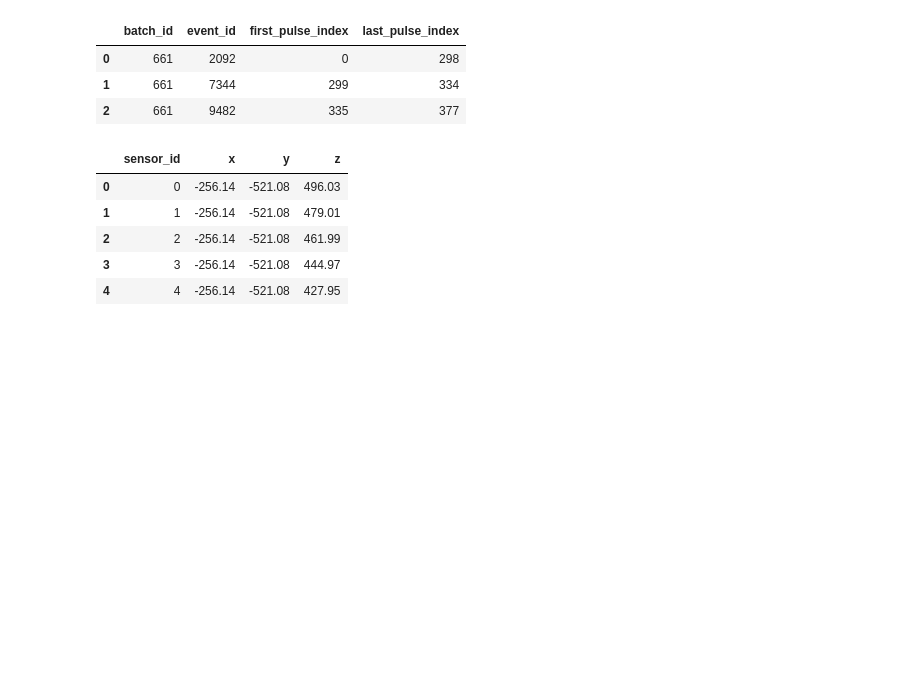
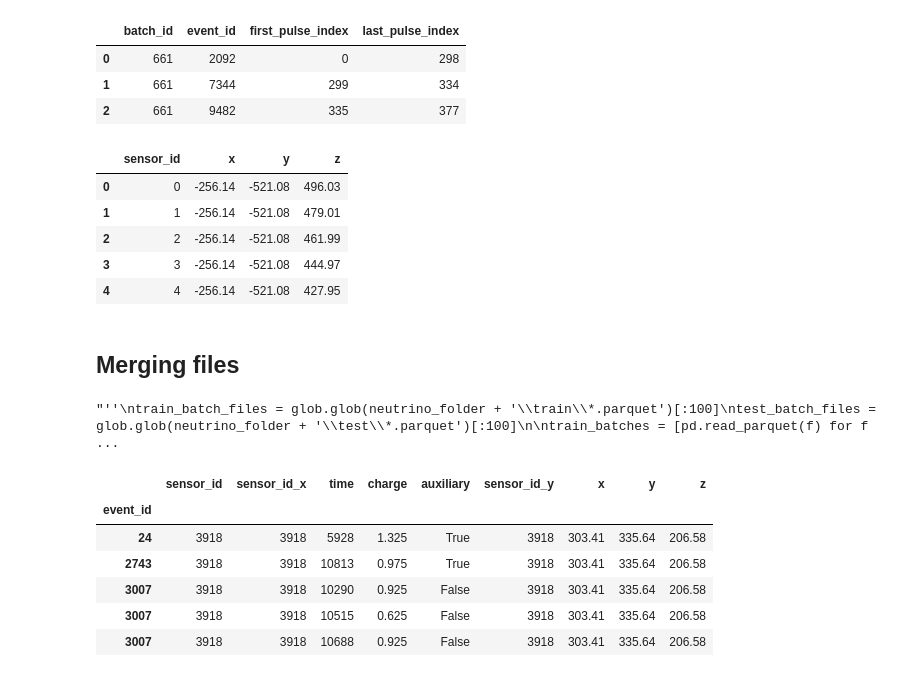
Before and after one commit to iandrorak/Neutrinos-in-Deep-Ice, a Jupyter notebook: base.ipynb, the cells around one changed output. Saved outputs shown, nothing was run; the diff lists cells and outputs as text; code cells hidden in the pictures; blank space fills up the shorter version.

```diff
--- a/base.ipynb
+++ b/base.ipynb
@@ -106,3 +117,16 @@ sensor_geometry.head()
 | 2 | 2 | -256.14 | -521.08 | 461.99 |
 | 3 | 3 | -256.14 | -521.08 | 444.97 |
 | 4 | 4 | -256.14 | -521.08 | 427.95 |
+# %% [markdown]
+## Merging files
+# %%
+# Make train and test batches dataframes
+'''''
+train_batch_files = glob.glob(neutrino_folder + '\\train\\*.parquet')[:100]
+test_batch_files = glob.glob(neutrino_folder + '\\test\\*.parquet')[:100]
+
+train_batches = [pd.read_parquet(f) for f in train_batch_files]
+test_batches = [pd.read_parquet(f) for f in test_batch_files]
+'''
+# %% [output]
+"''\ntrain_batch_files = glob.glob(neutrino_folder + '\\train\\*.parquet')[:100]\ntest_batch_files = glob.glob(neutrino_folder + '\\test\\*.parquet')[:100]\n\ntrain_batches = [pd.read_parquet(f) for f ...
@@ -108,0 +137,10 @@ sensor_geometry.head()
+# %%
+train_example.head()
+# %% [output]
+|  | sensor_id | sensor_id_x | time | charge | auxiliary | sensor_id_y | x | y | z |
+| event_id |  |  |  |  |  |  |  |  |  |
+| 24 | 3918 | 3918 | 5928 | 1.325 | True | 3918 | 303.41 | 335.64 | 206.58 |
+| 2743 | 3918 | 3918 | 10813 | 0.975 | True | 3918 | 303.41 | 335.64 | 206.58 |
+| 3007 | 3918 | 3918 | 10290 | 0.925 | False | 3918 | 303.41 | 335.64 | 206.58 |
+| 3007 | 3918 | 3918 | 10515 | 0.625 | False | 3918 | 303.41 | 335.64 | 206.58 |
+| 3007 | 3918 | 3918 | 10688 | 0.925 | False | 3918 | 303.41 | 335.64 | 206.58 |
```
Also changed, not shown: parts of 20 cells of this notebook.
